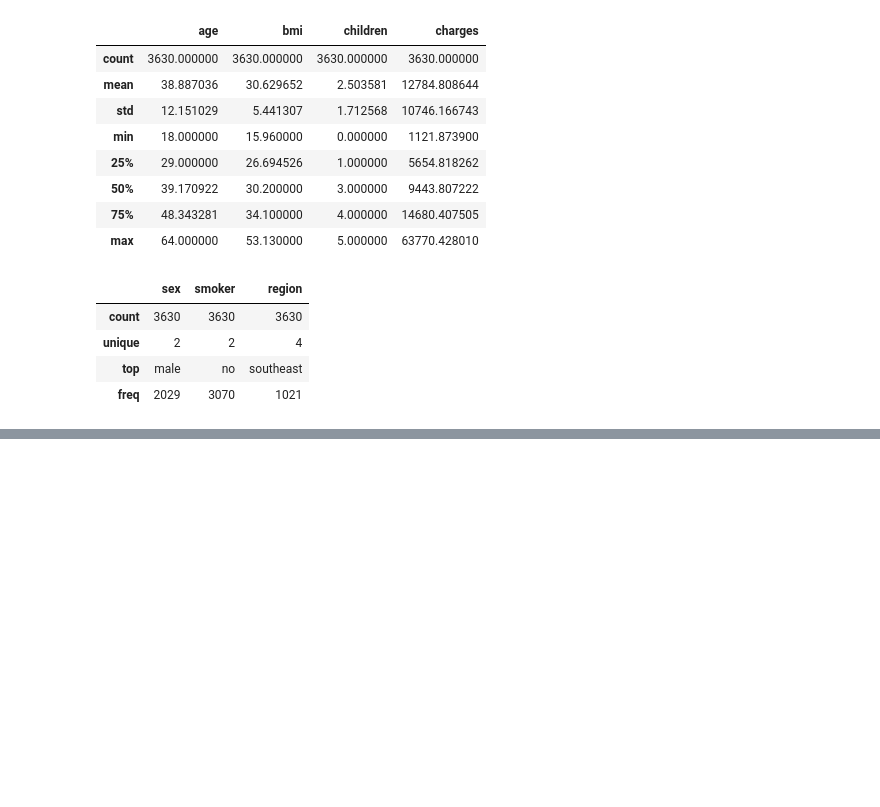
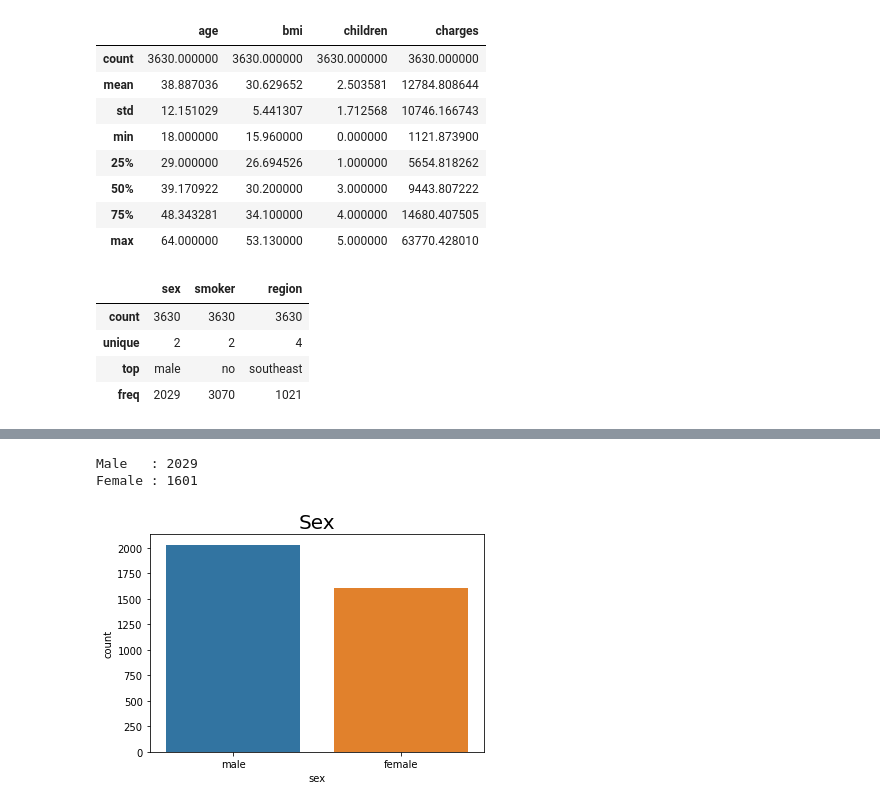
Before and after one commit to benvictoria17/Finance, a Jupyter notebook: ⚕️Medical Insurance Cost Prediction⚕️.ipynb, the cells around one changed output, grey strips where cells are left out. Drawn from its saved outputs; the diff is of its cells as text; code cells hidden in the pictures; blank space fills up the shorter version.

```diff
--- a/⚕️Medical Insurance Cost Prediction⚕️.ipynb
+++ b/⚕️Medical Insurance Cost Prediction⚕️.ipynb
@@ -86,0 +120,11 @@ plt.show()
+# %%
+print("Male   :", train_data['sex'].value_counts()[0])
+print("Female :", train_data['sex'].value_counts()[1])
+plt.figure(figsize=(6,4))
+sns.countplot(train_data['sex'])
+plt.title('Sex', fontsize=20)
+plt.show()
+# %% [output]
+Male   : 2029
+Female : 1601
+[figure, added]
```
Also changed, not shown: parts of 22 cells of this notebook.
